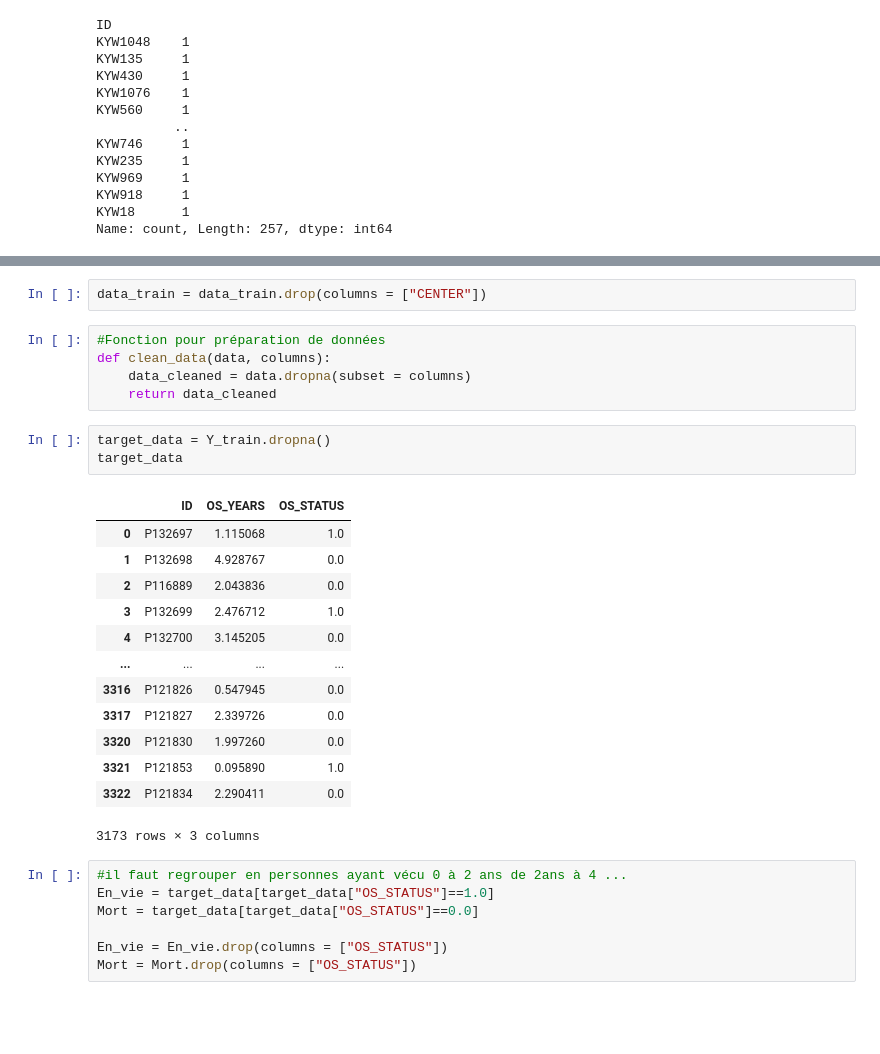
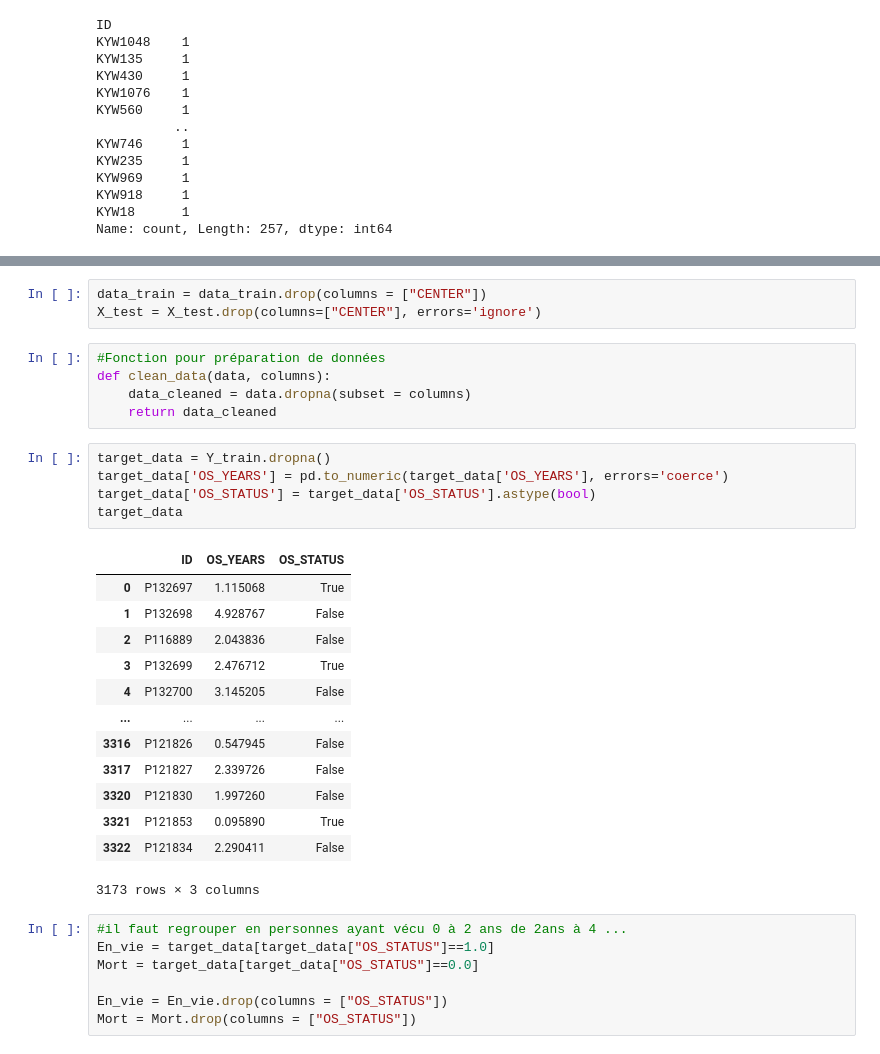
Before and after one commit to Oumaimabrini/Machine-Learning, a Jupyter notebook: Data_preparation.ipynb, the cells around one changed output, grey strips where cells are left out. Drawn from its saved outputs; the diff is of its cells as text; blank space fills up the shorter version.

```diff
--- a/Data_preparation.ipynb
+++ b/Data_preparation.ipynb
@@ -191,27 +142,30 @@ data_train
 # %%
 data_train = data_train.drop(columns = ["CENTER"])
+X_test = X_test.drop(columns=["CENTER"], errors='ignore')
 # %%
 #Fonction pour préparation de données
 def clean_data(data, columns):
     data_cleaned = data.dropna(subset = columns)
     return data_cleaned
-# %%
-target_data = Y_train.dropna()
-target_data
-# %% [output]
-|  | ID | OS_YEARS | OS_STATUS |
-| 0 | P132697 | 1.115068 | 1.0 |
-| 1 | P132698 | 4.928767 | 0.0 |
-| 2 | P116889 | 2.043836 | 0.0 |
-| 3 | P132699 | 2.476712 | 1.0 |
-| 4 | P132700 | 3.145205 | 0.0 |
-| ... | ... | ... | ... |
-| 3316 | P121826 | 0.547945 | 0.0 |
-| 3317 | P121827 | 2.339726 | 0.0 |
-| 3320 | P121830 | 1.997260 | 0.0 |
-| 3321 | P121853 | 0.095890 | 1.0 |
-| 3322 | P121834 | 2.290411 | 0.0 |
-3173 rows × 3 columns
+# %%
+target_data = Y_train.dropna()
+target_data['OS_YEARS'] = pd.to_numeric(target_data['OS_YEARS'], errors='coerce')
+target_data['OS_STATUS'] = target_data['OS_STATUS'].astype(bool)
+target_data
+# %% [output]
+|  | ID | OS_YEARS | OS_STATUS |
+| 0 | P132697 | 1.115068 | True |
+| 1 | P132698 | 4.928767 | False |
+| 2 | P116889 | 2.043836 | False |
+| 3 | P132699 | 2.476712 | True |
+| 4 | P132700 | 3.145205 | False |
+| ... | ... | ... | ... |
+| 3316 | P121826 | 0.547945 | False |
+| 3317 | P121827 | 2.339726 | False |
+| 3320 | P121830 | 1.997260 | False |
+| 3321 | P121853 | 0.095890 | True |
+| 3322 | P121834 | 2.290411 | False |
+3173 rows × 3 columns
 # %%
 #il faut regrouper en personnes ayant vécu 0 à 2 ans de 2ans à 4 ...
 En_vie = target_data[target_data["OS_STATUS"]==1.0]
```
Also changed, not shown: parts of 39 cells of this notebook, 7 other files.
